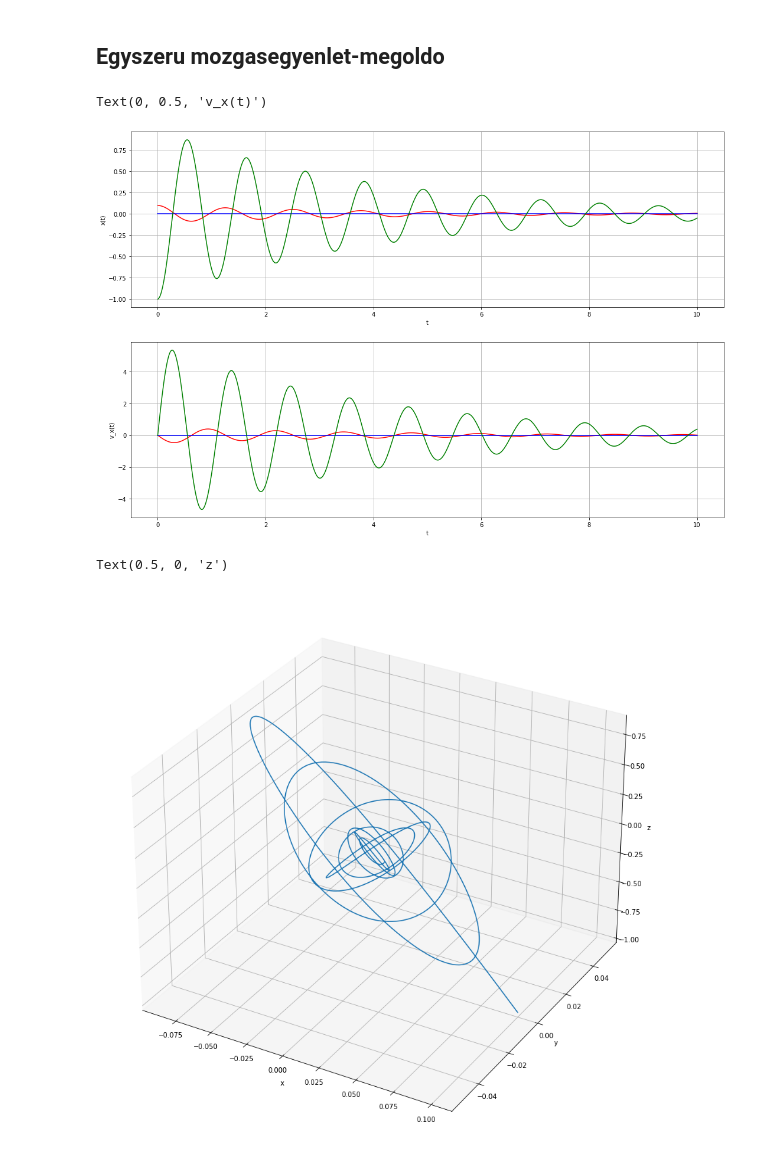
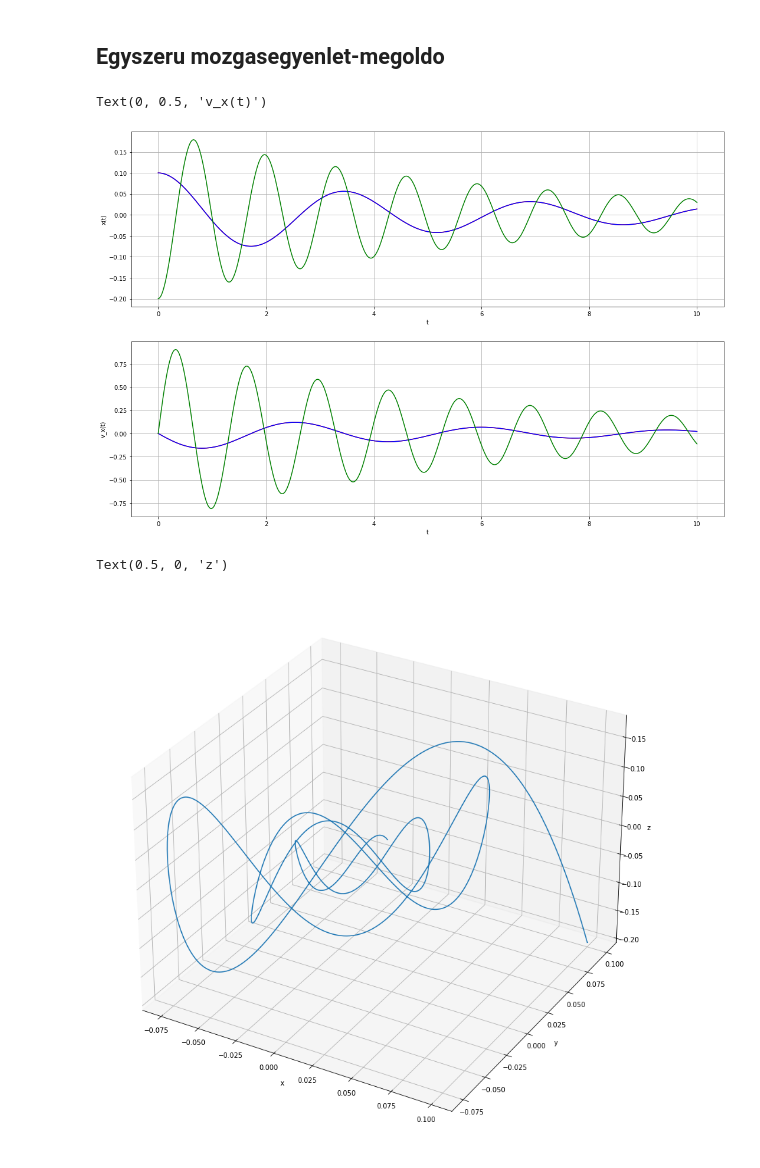
Before and after one commit to Pecneb/Physics, a Jupyter notebook: jupyter_python/rezgomozgasok/rezges-lenges_PeterBenceX89O8X.ipynb, the cells around one changed output. Saved outputs shown, nothing was run; the diff lists cells and outputs as text; code cells hidden in the pictures.

Commit message:
Rugos Inga kiserletezes.

```diff
--- a/jupyter_python/rezgomozgasok/rezges-lenges_PeterBenceX89O8X.ipynb
+++ b/jupyter_python/rezgomozgasok/rezges-lenges_PeterBenceX89O8X.ipynb
@@ -17,10 +17,10 @@ def lepes(xn, vn, m, F, dt):
 # 3D np.array elrendezese: x, y, z (z a fuggoleges irany)
 
 # Rugoallando
-D = 50.0
+D = 10.0
 
 # Inga
-L = 1.2
+L = 0.5
 G = np.array([0,0,-9.81], dtype=np.float64)
 
 # 3D rugo
@@ -42,15 +42,20 @@ def F_rugo_kozeg_lin(r, v, m):
 
 # 3D rugos-inga
 def F_rugos_inga(r, v, m):
+    F = F_rugo(r, v, m) + F_inga(r, v, m)
+    return F
+
+# 3D rugos-inga kozegellenallassal
+def F_rugos_inga_kozeg(r, v, m):
     F = F_rugo_kozeg_lin(r, v, m) + F_inga(r, v, m)
     return F
 # %%
-x0 = np.array([0.1,0,-1.0], dtype=np.float64)
+x0 = np.array([0.1,0.1,-0.2], dtype=np.float64)
 v0 = np.array([0,0,0], dtype=np.float64)
 dt = 0.01
-m = 2.0
+m = 3.0
 
-F_fuggveny = F_rugos_inga # erofuggveny kivalasztasa
+F_fuggveny = F_rugos_inga_kozeg # erofuggveny kivalasztasa
 
 x = x0; v = v0
 t = 0.0; t_max = 10.0
@@ -63,34 +68,34 @@ v_list = []
 while(t<=t_max+1e-6):
     t_list.append(t)
     v_list.append(v)
     x_list.append(x)
     x, v = lepes(x, v, m, F_fuggveny, dt)
     t += dt
 
 # tömbbé alakítjuk
 x_arr=np.asarray(x_list)
 v_arr=np.asarray(v_list)
 t_arr=np.asarray(t_list)
 
 # most kirajzoljuk
 fig=plt.figure(figsize=(18,12))
 ax1=fig.add_subplot(211) # két rész-grafikon
 ax2=fig.add_subplot(212)
 ax1.plot(t_list, x_arr[:,0], color="red") # az elsőbe az rx(t)
 ax1.plot(t_list, x_arr[:,1], color="blue")
 ax1.plot(t_list, x_arr[:,2], color="green")
 ax2.plot(t_list, v_arr[:,0], color="red")# a másodikba a vx(t)
 ax2.plot(t_list, v_arr[:,1], color="blue")
 ax2.plot(t_list, v_arr[:,2], color="green")
 ax1.grid()
 ax2.grid()
 ax1.set_xlabel("t")
 ax1.set_ylabel("x(t)")
 ax2.set_xlabel("t")
 ax2.set_ylabel("v_x(t)")
 # %% [output]
 Text(0, 0.5, 'v_x(t)')
-[figure, old version]
+[figure, new version]
 # %%
 # 3D plot
 fig2 = plt.figure(figsize=(15,15))
@@ -101,4 +106,4 @@ ax1.set_ylabel('y')
 ax1.set_zlabel('z')
 # %% [output]
 Text(0.5, 0, 'z')
-[figure, old version]
+[figure, new version]
```
